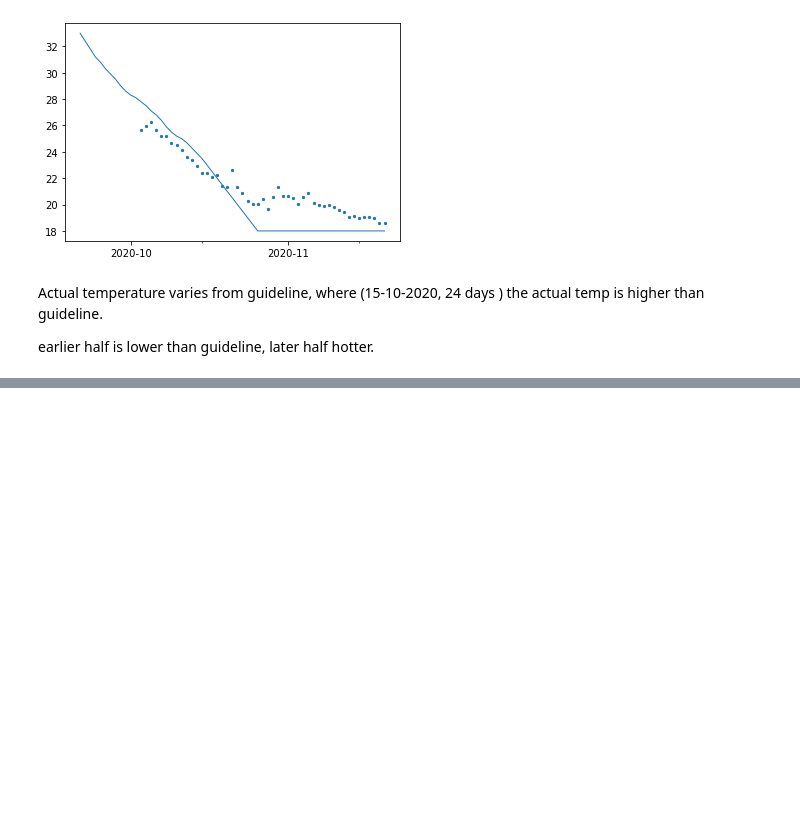
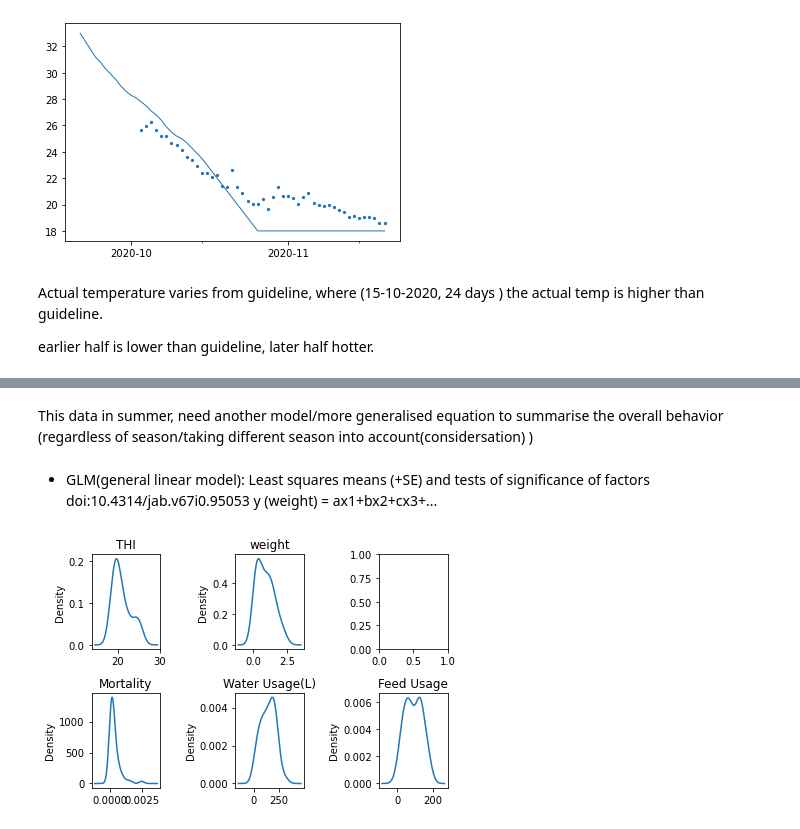
Before and after one commit to Tiana125/Dissertation_2021, a Jupyter notebook: model.ipynb, the cells around one changed output, grey strips where cells are left out. Saved outputs shown, nothing was run; the diff lists cells and outputs as text; code cells hidden in the pictures; blank space fills up the shorter version.

```diff
--- a/model.ipynb
+++ b/model.ipynb
@@ -163,0 +284,32 @@ plt.title("Chicken weight during 2020-09-21 - 2020-11-09, 42 days in total")
+# %% [markdown]
+This data in summer, need another model/more generalised equation to summarise the overall behavior (regardless of season/taking different season into account(considersation) )
+# %% [markdown]
+- GLM(general linear model):
+Least squares means (+SE) and tests of significance of factors
+doi:10.4314/jab.v67i0.95053
+y (weight) = ax1+bx2+cx3+...
+# %%
+fig, axs = plt.subplots(2, 3)
+f1_thi["THI"].plot.kde(ax=axs[0,0])
+axs[0, 0].set_title('THI')
+
+input_21Sep["Mortality Rate"].plot.kde(ax=axs[1,0])
+axs[1,0].set_title('Mortality')
+
+input_21Sep["Water Usage(L)"].plot.kde(ax=axs[1,1])
+axs[1, 1].set_title('Water Usage(L)')
+
+input_21Sep["Feed Usage(grms/bird)"].plot.kde(ax=axs[1,2])
+axs[1,2].set_title('Feed Usage')
+
+weight_21Sep["weight"].plot.kde(ax=axs[0,1])
+axs[0, 1].set_title('weight')
+
+
+plt.tight_layout()
+
+# # Hide x labels and tick labels for top plots and y ticks for right plots.
+# for ax in axs.flat:
+#     ax.label_outer()
+# %% [output]
+[figure, added]
```
Also changed, not shown: parts of 31 cells of this notebook.
